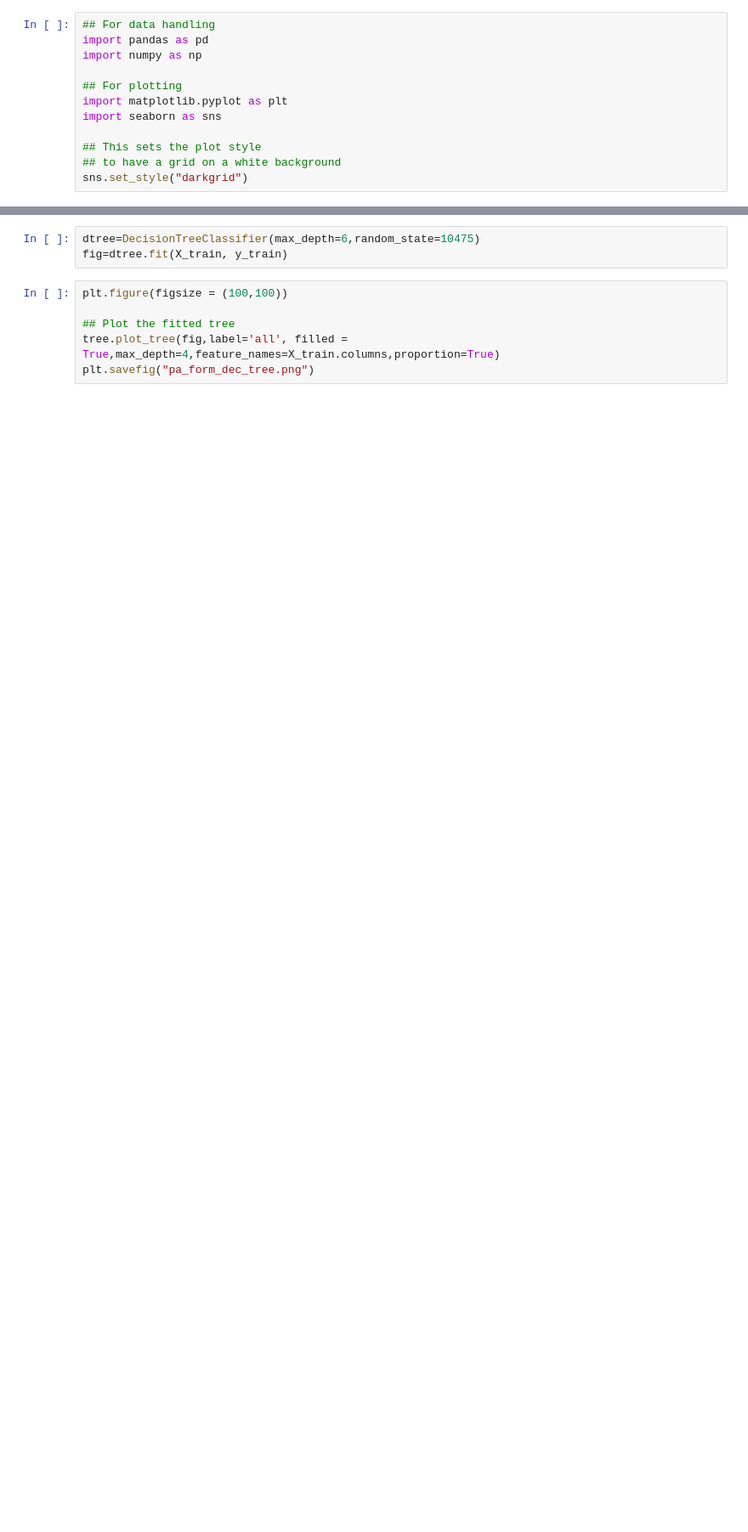
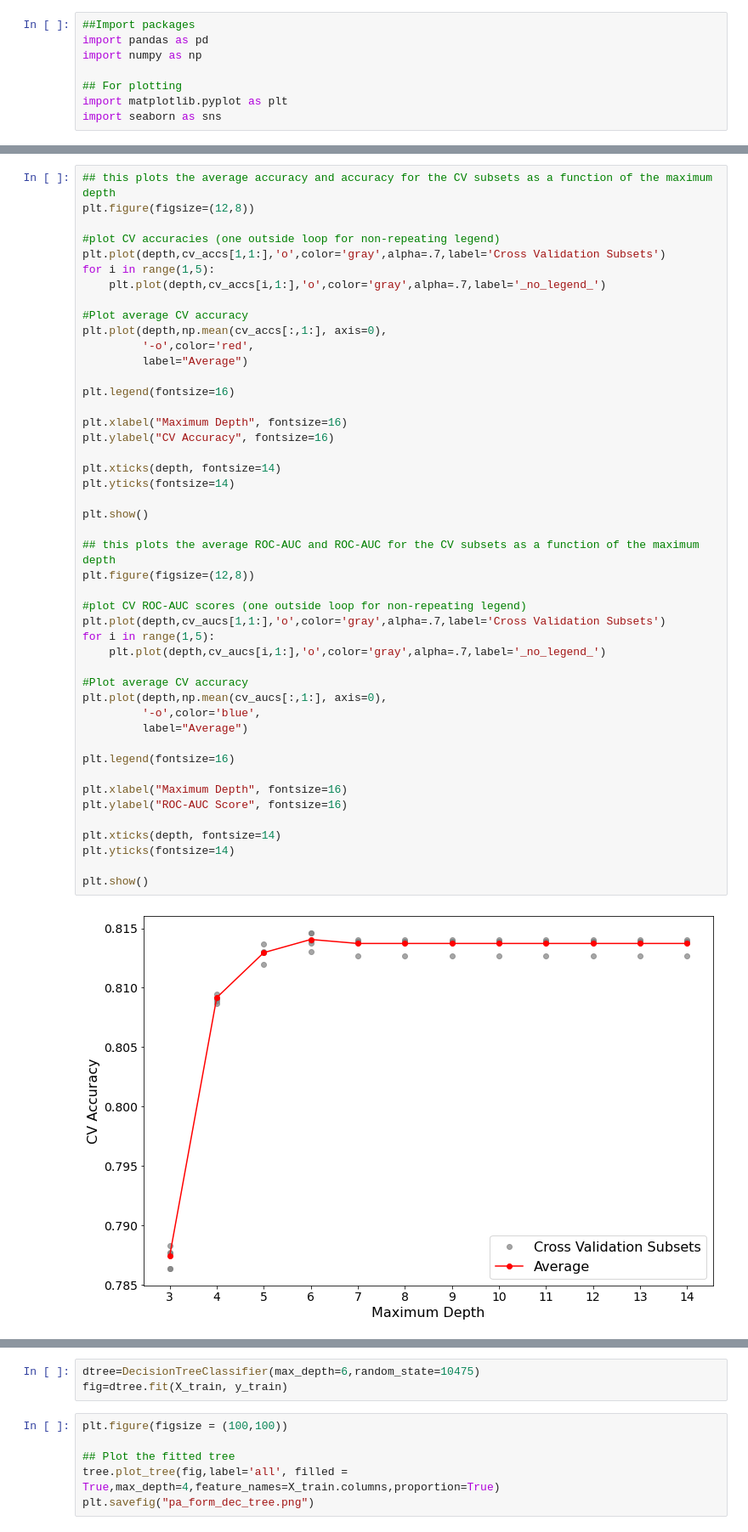
Before and after one commit to sanalsprasad/ErdosProject, a Jupyter notebook: Models/Decision Tree.ipynb, the cells around one changed output, grey strips where cells are left out. Shown: that part at 85% size. Drawn from its saved outputs; the diff is of its cells as text; blank space fills up the shorter version.

Commit message:
adds baseline,graphs,commenting,and nice print statements to decision tree

```diff
--- a/Models/Decision Tree.ipynb
+++ b/Models/Decision Tree.ipynb
@@ -3,14 +5,10 @@
 # %%
-## For data handling
+##Import packages
 import pandas as pd
 import numpy as np
 
 ## For plotting
 import matplotlib.pyplot as plt
 import seaborn as sns
-
-## This sets the plot style
-## to have a grid on a white background
-sns.set_style("darkgrid")
 # %%
 ## Import packages
@@ -60,0 +131,48 @@ print(np.mean(cv_aucs,axis=0))
+# %%
+## this plots the average accuracy and accuracy for the CV subsets as a function of the maximum depth
+plt.figure(figsize=(12,8))
+
+#plot CV accuracies (one outside loop for non-repeating legend)
+plt.plot(depth,cv_accs[1,1:],'o',color='gray',alpha=.7,label='Cross Validation Subsets')
+for i in range(1,5):
+    plt.plot(depth,cv_accs[i,1:],'o',color='gray',alpha=.7,label='_no_legend_')
+
+#Plot average CV accuracy
+plt.plot(depth,np.mean(cv_accs[:,1:], axis=0),
+         '-o',color='red',
+         label="Average")
+
+plt.legend(fontsize=16)
+
+plt.xlabel("Maximum Depth", fontsize=16)
+plt.ylabel("CV Accuracy", fontsize=16)
+
+plt.xticks(depth, fontsize=14)
+plt.yticks(fontsize=14)
+
+plt.show()
+
+## this plots the average ROC-AUC and ROC-AUC for the CV subsets as a function of the maximum depth
+plt.figure(figsize=(12,8))
+
+#plot CV ROC-AUC scores (one outside loop for non-repeating legend)
+plt.plot(depth,cv_aucs[1,1:],'o',color='gray',alpha=.7,label='Cross Validation Subsets')
+for i in range(1,5):
+    plt.plot(depth,cv_aucs[i,1:],'o',color='gray',alpha=.7,label='_no_legend_')
+
+#Plot average CV accuracy
+plt.plot(depth,np.mean(cv_aucs[:,1:], axis=0),
+         '-o',color='blue',
+         label="Average")
+
+plt.legend(fontsize=16)
+
+plt.xlabel("Maximum Depth", fontsize=16)
+plt.ylabel("ROC-AUC Score", fontsize=16)
+
+plt.xticks(depth, fontsize=14)
+plt.yticks(fontsize=14)
+
+plt.show()
+# %% [output]
+[figure, added]
```
Also changed, not shown: parts of 14 cells of this notebook.
